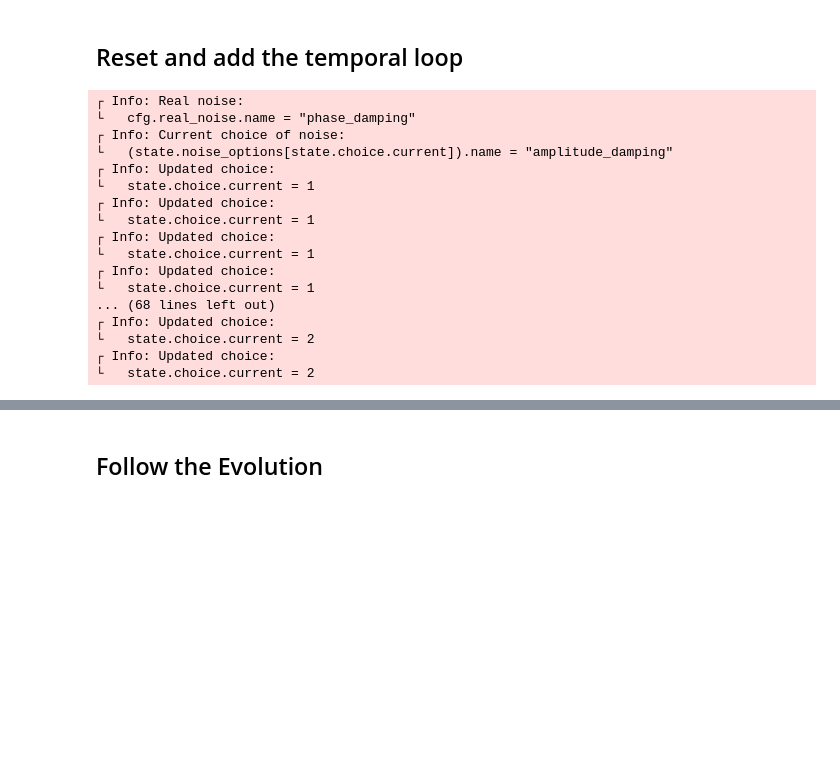
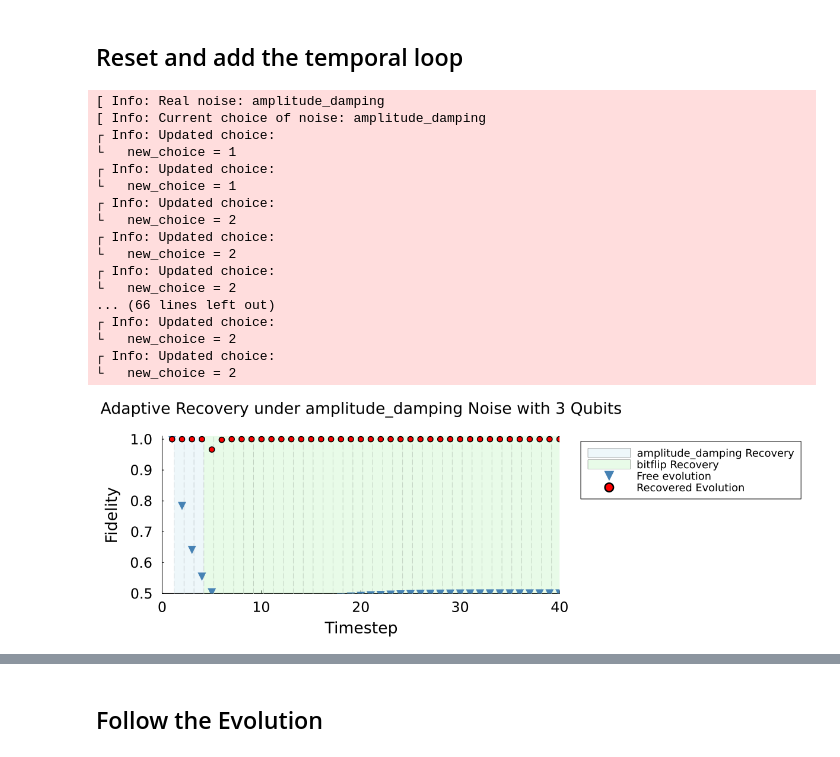
Before and after one commit to fedesss98/shooting-decoherences, a Jupyter notebook: notebooks/04-fede-try-module.ipynb, the cells around one changed output, grey strips where cells are left out. Drawn from its saved outputs; the diff is of its cells as text; code cells hidden in the pictures; blank space fills up the shorter version.

```diff
--- a/notebooks/04-fede-try-module.ipynb
+++ b/notebooks/04-fede-try-module.ipynb
@@ -199,6 +201,7 @@ Nx = cfg.real_noise.supermap * P * Nx
 # %% [markdown]
 ## Reset and add the temporal loop
 # %%
+
 cfg, state, logs = load_configuration("../configs/config.toml");
 
 # Change variable names for brevity
@@ -211,14 +214,14 @@ N1 = O1
 N2 = O2
 Nx = Ox
 
-@info "Real noise: " cfg.real_noise.name
-@info "Current choice of noise: " state.noise_options[state.choice.current].name
-@debug "Reference recovery state σ:" cfg.sigma
-@debug "Starting state:" state.ρ0
+@info "Real noise: $(cfg.real_noise.name)"
+@info "Current choice of noise: $(state.noise_options[state.choice.current].name)"
+@debug "Reference recovery state σ: $(cfg.sigma)"
+@debug "Starting state: $(ρ0=state.ρ0)"
 
 variables = []
 
-for n in 1:40
+for n in 1:cfg.n_timesteps
 
     # 1. Apply noise (create intermediate rho_ before recovery)
     ρ_free = unvec(N_free * vec(state.ρ0))
@@ -232,35 +235,42 @@ for n in 1:40
 
     ρ_rec, η = apply_collision(model, ρ_rec_)
     model1 = CollisionModel(N1, cfg.sigma)
-    ρ1, η1 = apply_collision(model, ρ1)
+    ρ1, η1 = apply_collision(model1, ρ1)
     model2 = CollisionModel(N2, cfg.sigma)
-    ρ2, η2 = apply_collision(model, ρ2)
+    ρ2, η2 = apply_collision(model2, ρ2)
 
-    # 3. Logging
+
+    # 4. Measuring Fildelity and Logging
     fid_initial = fidelity(state.ρ0, ρ_rec)
     fid_track = fidelity(state.ρ0, ρ_free)
 
-    @debug "Fidelity wrt initial state: " fid_initial
-    @debug "Fidelity of free evolution: " fid_track
+    @debug "Fidelity wrt initial state: $(fidelity_recovery=fid_initial)"
+    @debug "Fidelity of free evolution: $(fidelity_free=fid_track)"
 
     push!(logs.ref_fidelities, fid_track)
     push!(logs.fidelities, fid_initial)
 
-    # 4. Update noises for the next iteration
+    # 5. Update noises for the next iteration
     push!(variables, [Nx, N1, N2, P])  # save superoperators at current step
     Nx = cfg.real_noise.supermap * P * Nx
     N1 = O1 * P * N1
     N2 = O2 * P * N2
     N_free = cfg.real_noise.supermap * N_free
 
-    # 4. Compare results and update guess for the next iteration
+    # 6. Compare output ancillas
+	# First, we extend the ancillas dimensionality
+	max_d_ancillas = 4^cfg.n_qubits
+	η, η1, η2 = [embed_state(ancilla, max_d_ancillas) for ancilla in (η, η1, η2)]
+	# and normalize them with the probabilities of their respective noise channels
+	η1 = state.noise_options[1].probability * η1
+	η2 = state.noise_options[2].probability * η2
     w = discrimin(η, η1, η2)
-    @debug "Probabilities of the POVM outputs:" w
+    @debug "Probabilities of the POVM outputs: $w"
 
     povm = sample(cfg.rng, [1, 2], Weights(w))
-    @debug "Measurement result:" povm
+    @debug "Measurement result: $povm"
 
-    # Update the remaining state variables
+    # 7. Update guess for the next iteration
     if povm == 1
         append!(state.choice.c1, 1)
         append!(state.choice.c2, 0)
@@ -268,43 +278,46 @@ for n in 1:40
     elseif povm == 2
         append!(state.choice.c1, 0)
         append!(state.choice.c2, 1)
         state.choice.c2_count += 1
     end
 
-    inertia = 2
+    inertia = 1
     diff = state.choice.c1_count - state.choice.c2_count
 
     # The previous-step choice changes only if there is enough inertia in the opposing choice
     # Positive `diff` means that c1 is leading, negative means that c2 is leading
     if state.choice.current == 1
         if diff < -inertia
             state.choice.current = 2
         end
     else
         if diff > inertia
             state.choice.current = 1
         end
     end
 	append!(state.choice.current_choices, state.choice.current)
 
-    @info "Updated choice: " state.choice.current
+    @info "Updated choice: " new_choice=state.choice.current
 
 end
+
+plot_autorecovery(state, cfg, logs; ylims=[0.5, 1.01])
 # %% [output]
-┌ Info: Real noise:
-└   cfg.real_noise.name = "phase_damping"
-┌ Info: Current choice of noise:
-└   (state.noise_options[state.choice.current]).name = "amplitude_damping"
+[ Info: Real noise: amplitude_damping
+[ Info: Current choice of noise: amplitude_damping
 ┌ Info: Updated choice:
-└   state.choice.current = 1
+└   new_choice = 1
 ┌ Info: Updated choice:
-└   state.choice.current = 1
+└   new_choice = 1
 ┌ Info: Updated choice:
-└   state.choice.current = 1
+└   new_choice = 2
 ┌ Info: Updated choice:
-└   state.choice.current = 1
-... (68 lines left out)
+└   new_choice = 2
 ┌ Info: Updated choice:
-└   state.choice.current = 2
+└   new_choice = 2
+... (66 lines left out)
 ┌ Info: Updated choice:
-└   state.choice.current = 2
+└   new_choice = 2
+┌ Info: Updated choice:
+└   new_choice = 2
+[figure, added]
```
Also changed, not shown: parts of 21 cells of this notebook, 1 other file.
